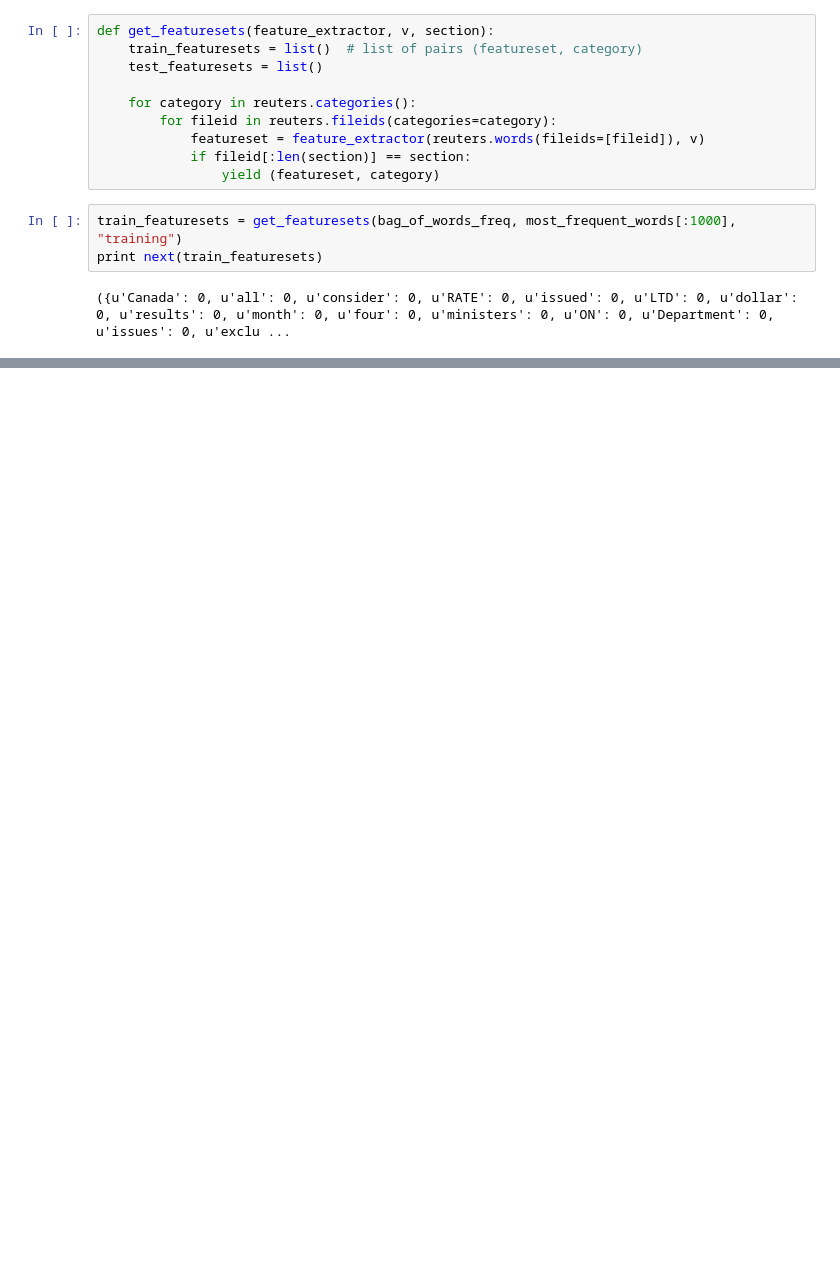
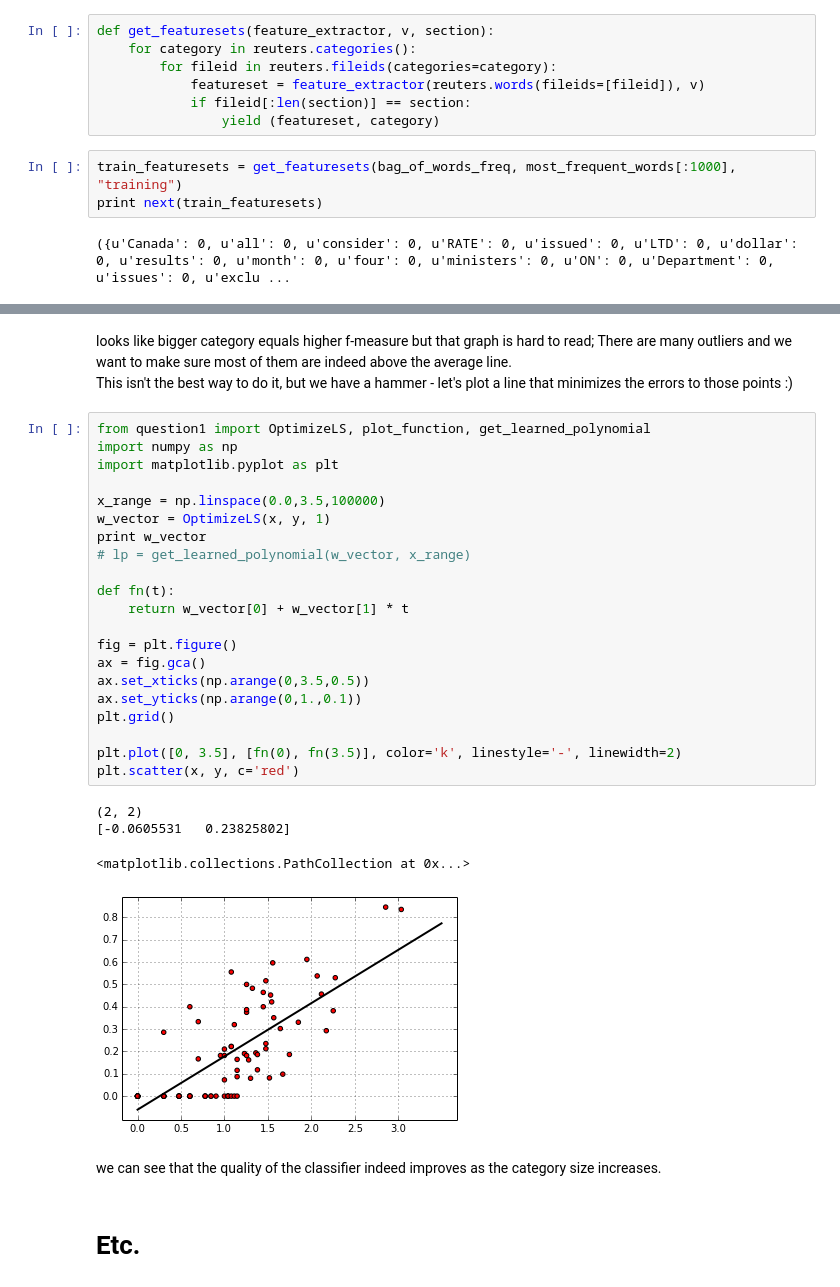
Before and after one commit to jedimonster/nlp, a Jupyter notebook: NLP_assignment_2/Question3new.ipynb, the cells around one changed output, grey strips where cells are left out. Cells and saved outputs as stored; diff of their text form; blank space fills up the shorter version.

```diff
--- a/NLP_assignment_2/Question3new.ipynb
+++ b/NLP_assignment_2/Question3new.ipynb
@@ -116,9 +126,6 @@ classified CS document as CS
 Seems reasonable. We'll now define methods to get a classifier and generators for the train and test featuresets, because otherwise we'll end up with huge arrays dangling.
 # %%
 def get_featuresets(feature_extractor, v, section):
-    train_featuresets = list()  # list of pairs (featureset, category)
-    test_featuresets = list()
-
     for category in reuters.categories():
         for fileid in reuters.fileids(categories=category):
             featureset = feature_extractor(reuters.words(fileids=[fileid]), v)
@@ -149,0 +256,33 @@ print test_classifier(classifier, test_featuresets)
+# %% [markdown]
+looks like bigger category equals higher f-measure but that graph is hard to read; There are many outliers and we want to make sure most of them are indeed above the average line.<br/>
+This isn't the best way to do it, but we have a hammer - let's plot a line that minimizes the errors to those points :)
+# %%
+from question1 import OptimizeLS, plot_function, get_learned_polynomial
+import numpy as np
+import matplotlib.pyplot as plt
+
+x_range = np.linspace(0.0,3.5,100000)
+w_vector = OptimizeLS(x, y, 1)
+print w_vector
+# lp = get_learned_polynomial(w_vector, x_range)
+
+def fn(t):
+    return w_vector[0] + w_vector[1] * t
+
+fig = plt.figure()
+ax = fig.gca()
+ax.set_xticks(np.arange(0,3.5,0.5))
+ax.set_yticks(np.arange(0,1.,0.1))
+plt.grid()
+
+plt.plot([0, 3.5], [fn(0), fn(3.5)], color='k', linestyle='-', linewidth=2)
+plt.scatter(x, y, c='red')
+# %% [output]
+(2, 2)
+[-0.0605531   0.23825802]
+<matplotlib.collections.PathCollection at 0x...>
+[figure, added]
+# %% [markdown]
+we can see that the quality of the classifier indeed improves as the category size increases.
+# %% [markdown]
+# Etc.
```
Also changed, not shown: parts of 10 cells of this notebook, 2 other files.
